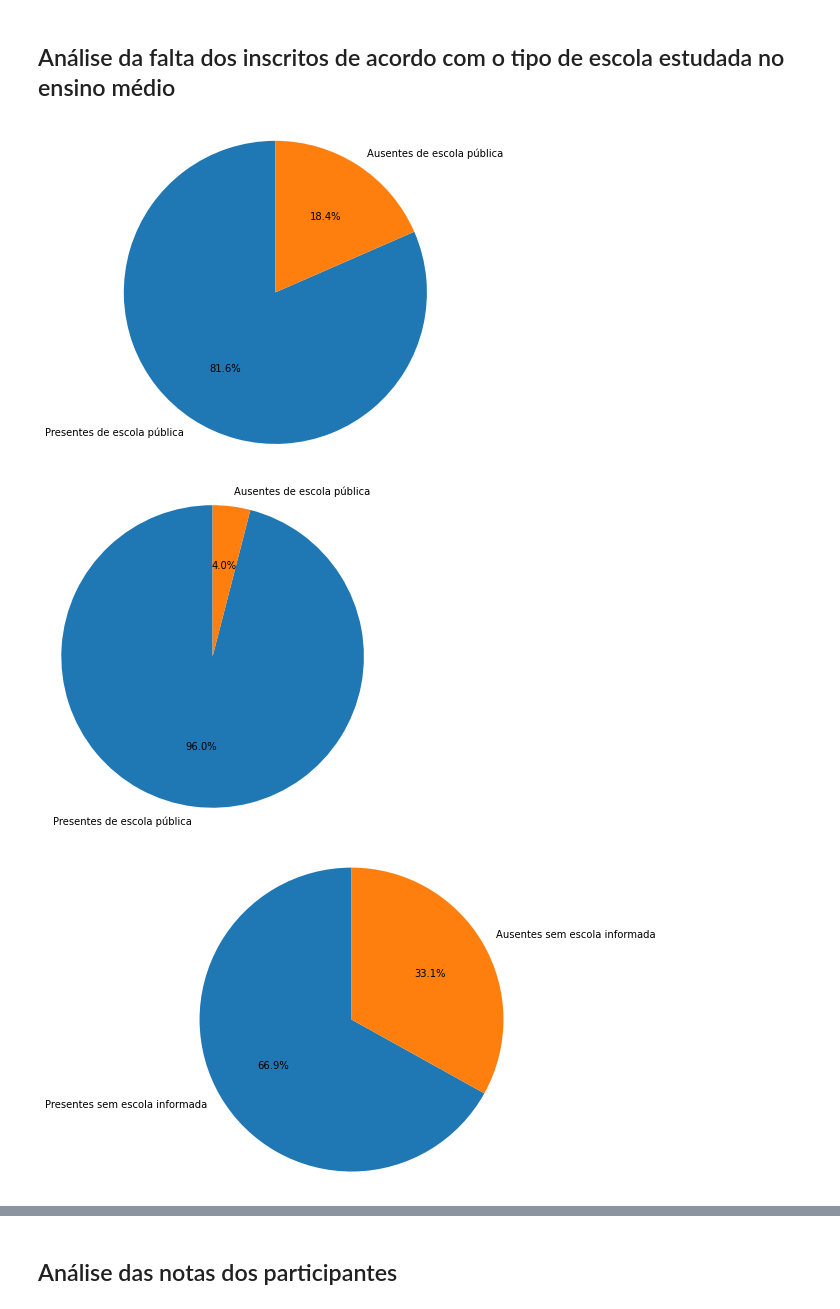
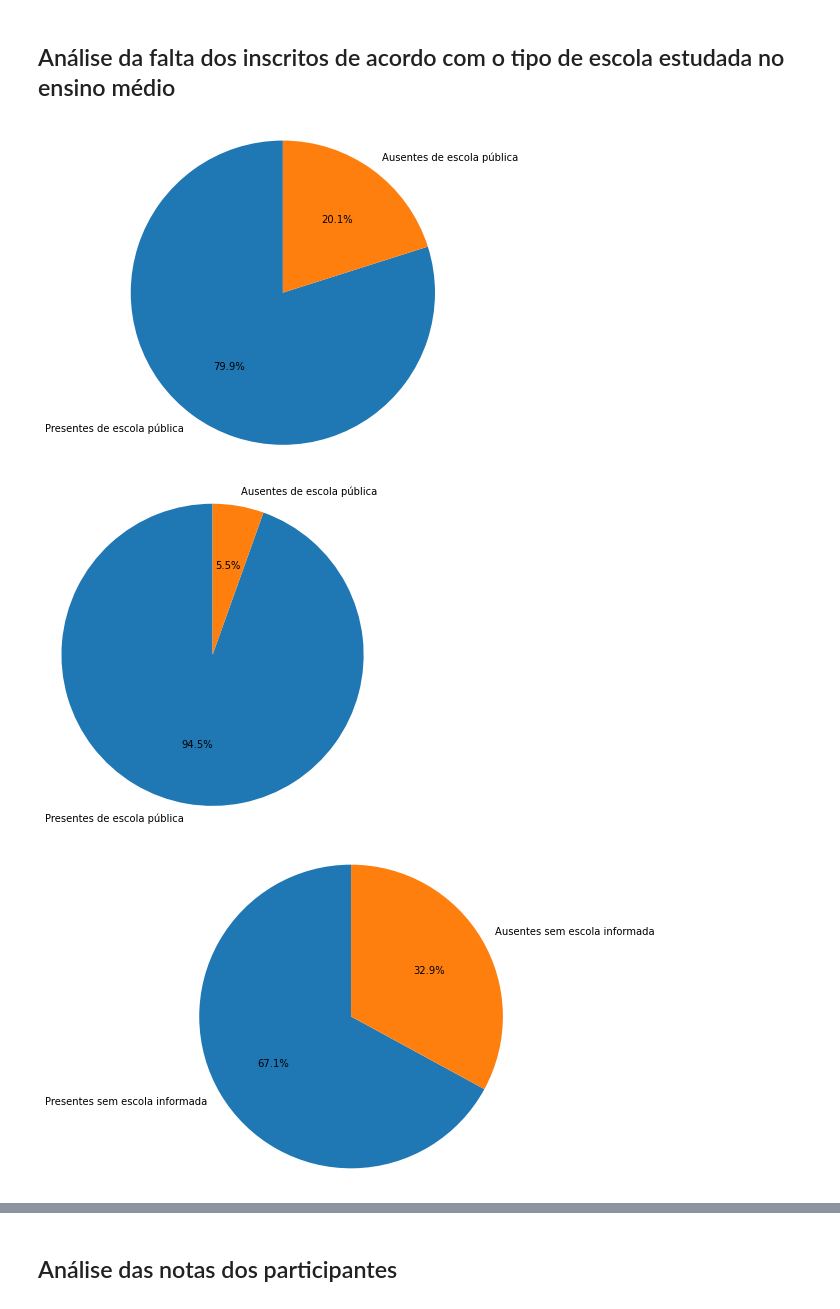
Before and after one commit to henriquecl/DataSciene_Destrinchando_o_ENEM, a Jupyter notebook: Brincando_com_o_ENEM.ipynb, the cells around one changed output, grey strips where cells are left out. Drawn from its saved outputs; the diff is of its cells as text; code cells hidden in the pictures.

```diff
--- a/Brincando_com_o_ENEM.ipynb
+++ b/Brincando_com_o_ENEM.ipynb
@@ -1332,7 +1332,7 @@ plt.show()
 # %% [markdown]
 ##  Realizando o import dos dados
 # %%
-dados_norte = pd.read_csv('/content/drive/My Drive/Dados_ENEM/Por_Regiao/DadosNorte.csv')
+dados_SE = pd.read_csv('/content/drive/My Drive/Dados_ENEM/Por_Regiao/DadosSudeste.csv')
 # %% [markdown]
 ##Quantidade de inscritos que compareceram a prova por faixa etária
 # %%
@@ -1354,12 +1354,12 @@ dados_norte["NU_IDADE"].dropna().hist()
 ## Quantitativo de alunos que se inscreveram na prova e faltaram.
 # %%
 notas = ["NU_NOTA_CN", "NU_NOTA_CH","NU_NOTA_LC","NU_NOTA_MT", "NU_NOTA_REDACAO"]
-notas_norte=dados_norte[notas]
-presentes_norte = dados_norte.dropna()
-ausentes_norte = dados_norte.query("NU_NOTA_CN == 'NaN' or NU_NOTA_CH == 'NaN' or NU_NOTA_LC == 'NaN' or NU_NOTA_MT == 'NaN'")
+notas_SE=dados_SE[notas]
+presentes_SE = dados_SE.dropna()
+ausentes_SE = dados_SE.query("NU_NOTA_CN == 'NaN' or NU_NOTA_CH == 'NaN' or NU_NOTA_LC == 'NaN' or NU_NOTA_MT == 'NaN'")
 # Criando nosso conjunto de dados
 labels = 'Presentes', 'Ausentes'
-sizes = [421198, 175671]
+sizes = [1290047, 502563]
 # Estamos criando a representação, área de plotagem
 fig1, ax1 = plt.subplots(figsize=(6, 6))
 # Criando o gráfico
@@ -1372,48 +1372,48 @@ plt.show()
 # %% [markdown]
 ## Análise da falta dos inscritos de acordo com o tipo de escola estudada no ensino médio
 # %%
-presentes_naoresp = presentes_norte.query('TP_ESCOLA == 1')  # 307726
-presentes_publica = presentes_norte.query('TP_ESCOLA == 2')  # 102216
-presentes_privada = presentes_norte.query('TP_ESCOLA == 3')  # 11256
-ausentes_naoresp  = ausentes_norte.query('TP_ESCOLA == 1')   # 152080
-ausentes_publica  = ausentes_norte.query('TP_ESCOLA == 2')   # 23120
-ausentes_privada = ausentes_norte.query('TP_ESCOLA == 3')    #471
+presentes_naoresp_SE = presentes_SE.query('TP_ESCOLA == 1')  # 307726
+presentes_publica_SE = presentes_SE.query('TP_ESCOLA == 2')  # 102216
+presentes_privada_SE = presentes_SE.query('TP_ESCOLA == 3')  # 11256
+ausentes_naoresp_SE  = ausentes_SE.query('TP_ESCOLA == 1')   # 152080
+ausentes_publica_SE  = ausentes_SE.query('TP_ESCOLA == 2')   # 23120
+ausentes_privada_SE = ausentes_SE.query('TP_ESCOLA == 3')    #471
 t = np.arange(0.0, 2.0, 0.01)
 
 
 # Plotando gráfico da escola pública.
 labels = 'Presentes de escola pública', 'Ausentes de escola pública'
-sizes = [len(presentes_publica), len(ausentes_publica)]
+sizes = [len(presentes_publica_SE), len(ausentes_publica_SE)]
 # Estamos criando a representação, área de plotagem
 fig1, ax1 = plt.subplots(figsize=(6, 6))
 # Criando o gráfico
 ax1.pie(sizes, labels=labels, autopct='%1.1f%%', startangle=90)
 ax1.axis('equal')
 
 
 
 # Plotando gráfico da escola privada.
 labels = 'Presentes de escola pública', 'Ausentes de escola pública'
-sizes = [len(presentes_privada), len(ausentes_privada)]
+sizes = [len(presentes_privada_SE), len(ausentes_privada_SE)]
 # Estamos criando a representação, área de plotagem
 fig2, ax2 = plt.subplots(figsize=(6, 6))
 # Criando o gráfico
 ax2.pie(sizes, labels=labels, autopct='%1.1f%%', startangle=90)
 ax2.axis('equal')
 
 
 # Plotando gráfico dos alunos que não informaram a escola que estudaram.
 labels = 'Presentes sem escola informada', 'Ausentes sem escola informada'
-sizes = [len(presentes_naoresp), len(ausentes_naoresp)]
+sizes = [len(presentes_naoresp_SE), len(ausentes_naoresp_SE)]
 # Estamos criando a representação, área de plotagem
 fig3, ax3 = plt.subplots(figsize=(6, 6))
 # Criando o gráfico
 ax3.pie(sizes, labels=labels, autopct='%1.1f%%', startangle=90)
 ax3.axis('equal')
 # Mostra o gráfico
 plt.show()
 # %% [output]
-[figure, old version]
+[figure, new version]
-[figure, old version]
+[figure, new version]
 [figure]
 # %% [markdown]
```
Also changed, not shown: parts of 14 cells of this notebook.
